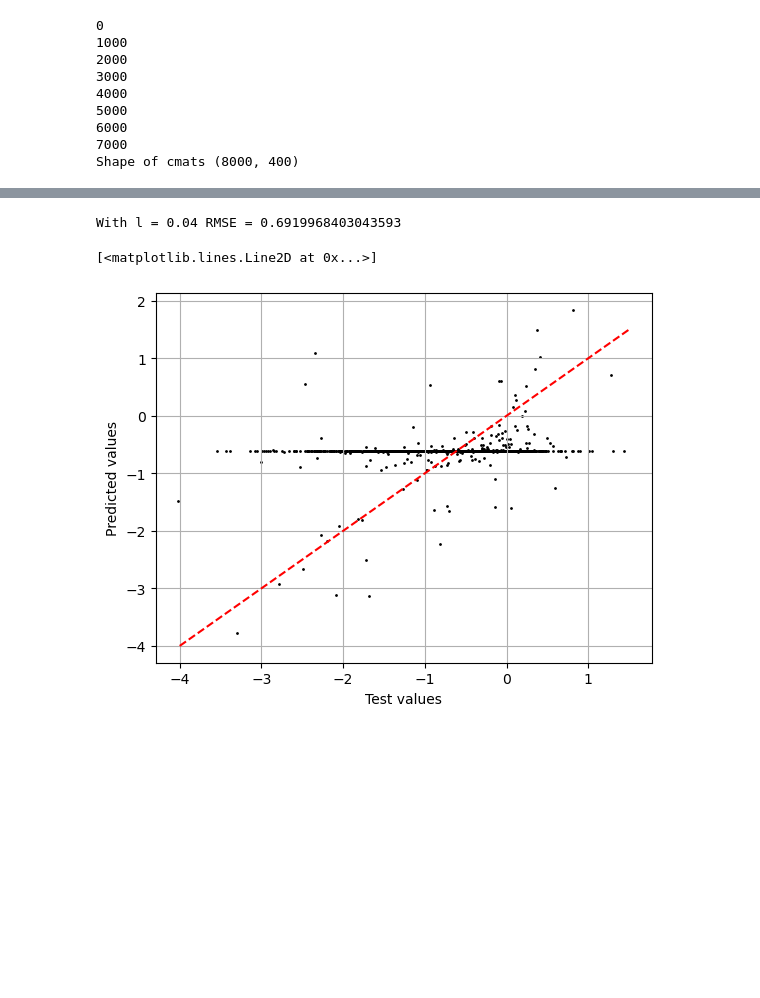
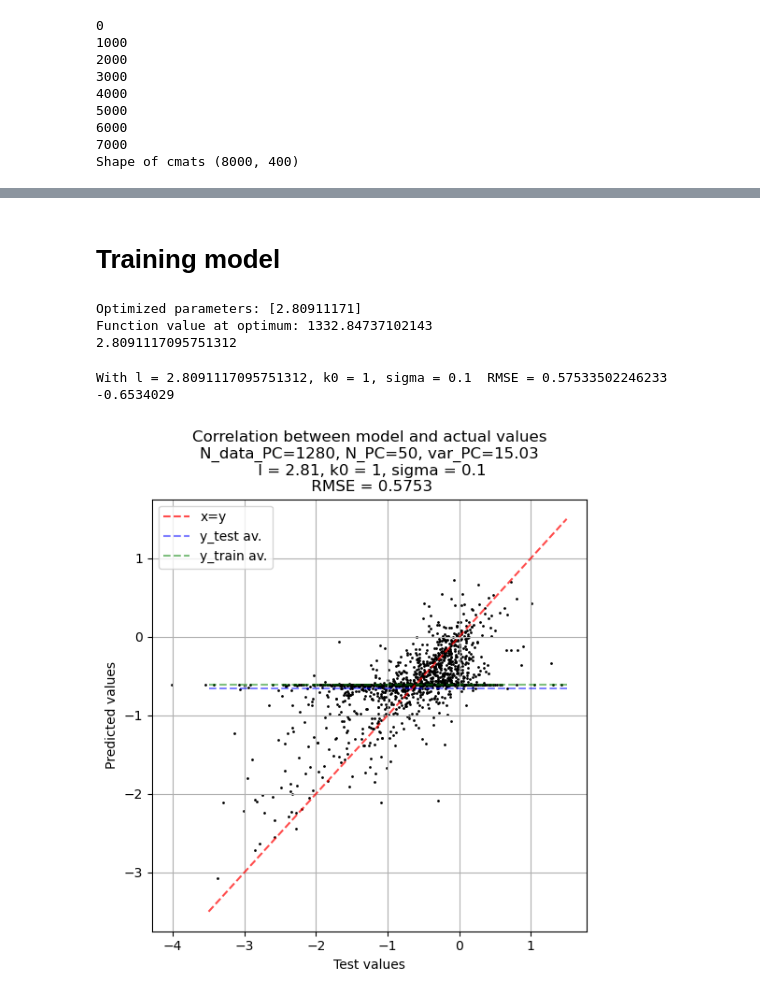
Before and after one commit to fridamarieLJ/Materials-Design-with-Machine-Learning, a Jupyter notebook: project_main_test_albert.ipynb, the cells around one changed output, grey strips where cells are left out. Cells and saved outputs as stored; diff of their text form; code cells hidden in the pictures; blank space fills up the shorter version.

```diff
--- a/project_main_test_albert.ipynb
+++ b/project_main_test_albert.ipynb
@@ -149,0 +185,2 @@ simpleGP = GP(X_train_pca, y_train_values, sigma = 0.003)
+# %% [markdown]
+# Training model
@@ -150 +195,27 @@ simpleGP = GP(X_train_pca, y_train_values, sigma = 0.003)
+# %%
+# Wrapper function to optimize
+def optimize_hyper(params):
+    GP_hyper.train_GP(params[0], k0, sigma)
+    res = GP_hyper.calc_minusloglikelyhood()[0][0] #extract as float, not as pandas
+    return res
+# %%
+#Use scipy to optimize
+init_guess = [3]
+bounds = [(0.01,100)]
+
+optimized_result = scipy.optimize.minimize(optimize_hyper, init_guess, bounds=bounds)
+# %%
+#print results
+print("Optimized parameters:", optimized_result.x)
+print("Function value at optimum:", optimized_result.fun)
+opt_params = [optimized_result.x[0]] # params = [l]
+print(opt_params[0])
+# %% [output]
+Optimized parameters: [2.80911171]
+Function value at optimum: 1332.84737102143
+2.8091117095751312
+# %%
+# Train on full set
+simpleGP = GP_opt(X_train_pca, y_train_values)
+simpleGP.train_GP(opt_params[0], k0, sigma)
 # %%
@@ -155,15 +223,24 @@ simpleGP.train_GP(l, k)
 predictions = np.array([simpleGP.predict(fingerprint) for fingerprint in X_test_pca])
-# %%
-print(f"With l = {l} RMSE = {rmse(y_test_values, predictions)}")
-
-plt.figure()
-plt.scatter(y_test_values, predictions, s = 1,color='black')
-plt.xlabel('Test values')
-plt.ylabel('Predicted values')
-plt.grid()
-xg = np.linspace(-4,1.5, 2)
-plt.plot(xg,xg, color = 'red', linestyle = 'dashed')
-# %% [output]
-With l = 0.04 RMSE = 0.6919968403043593
-[<matplotlib.lines.Line2D at 0x...>]
-[figure, removed]
+# %%
+print(f"With l = {opt_params[0]}, k0 = {k0}, sigma = {sigma}  RMSE = {rmse(y_test_values, predictions)}")
+
+xlim = [-3.5, 1.5]
+xg = np.linspace(xlim[0], xlim[1], 2)
+
+fig, ax = plt.subplots(figsize=(6,6))
+
+ax.set_title(f'Correlation between model and actual values\nN_data_PC={N_data_PC}, N_PC={n_PC}, var_PC={var_PC:.2f}\n l = {opt_params[0]:.2f}, k0 = {k0}, sigma = {sigma}\n RMSE = {rmse(y_test_values, predictions):.4f}')
+ax.plot(xg,xg, color = 'red', linestyle = 'dashed', alpha=0.7, label='x=y')
+ax.hlines(np.mean(y_test_values),xmin=xlim[0], xmax=xlim[1], linestyle = 'dashed', color='blue', alpha=0.5, label='y_test av.')
+ax.hlines(np.mean(y_train_values),xmin=xlim[0], xmax=xlim[1], linestyle = 'dashed', color='green', alpha=0.5, label='y_train av.')
+ax.scatter(y_test_values, predictions, s = 1,color='black')
+ax.set_xlabel('Test values')
+ax.set_ylabel('Predicted values')
+ax.grid()
+ax.legend()
+
+print(np.mean(y_test_values))
+# %% [output]
+With l = 2.8091117095751312, k0 = 1, sigma = 0.1  RMSE = 0.57533502246233
+-0.6534029
+[figure, added]
```
Also changed, not shown: parts of 17 cells of this notebook, 2 other files.
